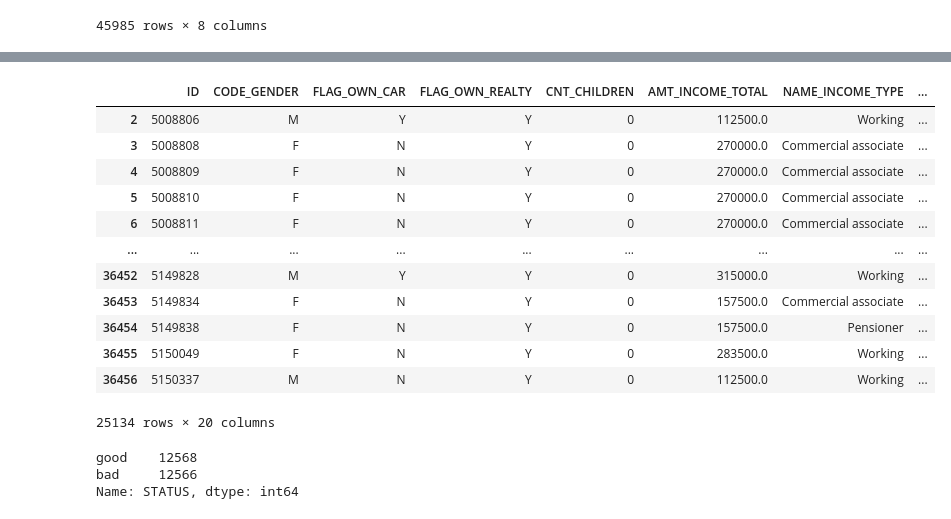
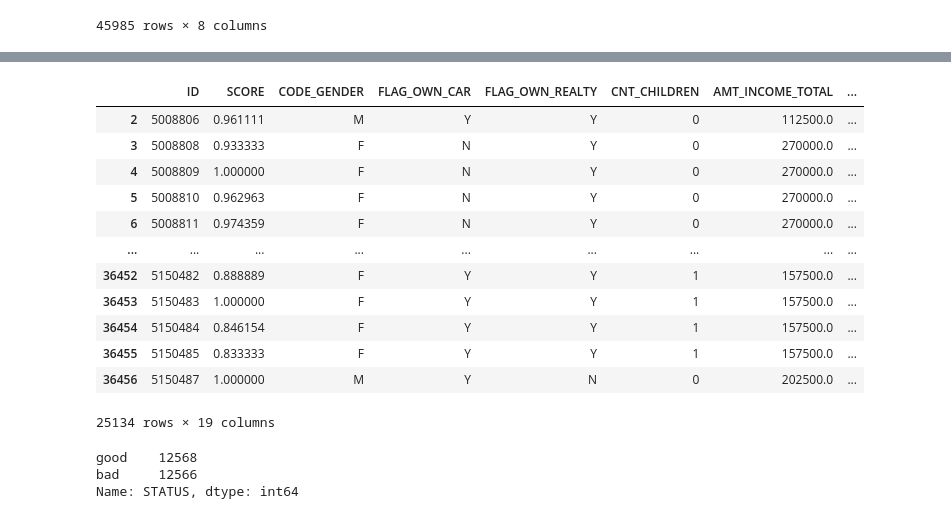
Before and after one commit to Stelvlen/MATH-509, a Jupyter notebook: STAT_509_Final_Project_edition_1.ipynb, the cells around one changed output, grey strips where cells are left out. Cells and saved outputs as stored; diff of their text form; code cells hidden in the pictures.

```diff
--- a/STAT_509_Final_Project_edition_1.ipynb
+++ b/STAT_509_Final_Project_edition_1.ipynb
@@ -94,4 +80,8 @@ SCORE = (5/6 * data_weight["0"] + 4/6 * data_weight["1"]
 SCORE.index = data_weight.index
 SCORE.name = "SCORE"
 SCORE
-data3 = data3.merge(SCORE, on ='ID')
+data2 = data2.merge(SCORE, on ='ID')
+# %%
+data3 = data2[['ID', 'SCORE']]
+# %%
+data3 = data3.drop_duplicates()
@@ -98,20 +104,21 @@ data3 = data3.merge(SCORE, on ='ID')
 # %%
-data_clean = data1.merge(data3, on='ID', how="inner").dropna()
+data_clean = data3.merge(data1, on='ID', how="inner").dropna()
+#data_clean.drop_duplicates()
 data_clean
 # %% [output]
-|  | ID | CODE_GENDER | FLAG_OWN_CAR | FLAG_OWN_REALTY | CNT_CHILDREN | AMT_INCOME_TOTAL | NAME_INCOME_TYPE | ... |
-| 2 | 5008806 | M | Y | Y | 0 | 112500.0 | Working | ... |
-| 3 | 5008808 | F | N | Y | 0 | 270000.0 | Commercial associate | ... |
-| 4 | 5008809 | F | N | Y | 0 | 270000.0 | Commercial associate | ... |
-| 5 | 5008810 | F | N | Y | 0 | 270000.0 | Commercial associate | ... |
-| 6 | 5008811 | F | N | Y | 0 | 270000.0 | Commercial associate | ... |
+|  | ID | SCORE | CODE_GENDER | FLAG_OWN_CAR | FLAG_OWN_REALTY | CNT_CHILDREN | AMT_INCOME_TOTAL | ... |
+| 2 | 5008806 | 0.961111 | M | Y | Y | 0 | 112500.0 | ... |
+| 3 | 5008808 | 0.933333 | F | N | Y | 0 | 270000.0 | ... |
+| 4 | 5008809 | 1.000000 | F | N | Y | 0 | 270000.0 | ... |
+| 5 | 5008810 | 0.962963 | F | N | Y | 0 | 270000.0 | ... |
+| 6 | 5008811 | 0.974359 | F | N | Y | 0 | 270000.0 | ... |
 | ... | ... | ... | ... | ... | ... | ... | ... | ... |
-| 36452 | 5149828 | M | Y | Y | 0 | 315000.0 | Working | ... |
-| 36453 | 5149834 | F | N | Y | 0 | 157500.0 | Commercial associate | ... |
-| 36454 | 5149838 | F | N | Y | 0 | 157500.0 | Pensioner | ... |
-| 36455 | 5150049 | F | N | Y | 0 | 283500.0 | Working | ... |
-| 36456 | 5150337 | M | N | Y | 0 | 112500.0 | Working | ... |
+| 36452 | 5150482 | 0.888889 | F | Y | Y | 1 | 157500.0 | ... |
+| 36453 | 5150483 | 1.000000 | F | Y | Y | 1 | 157500.0 | ... |
+| 36454 | 5150484 | 0.846154 | F | Y | Y | 1 | 157500.0 | ... |
+| 36455 | 5150485 | 0.833333 | F | Y | Y | 1 | 157500.0 | ... |
+| 36456 | 5150487 | 1.000000 | M | Y | N | 0 | 202500.0 | ... |
-25134 rows × 20 columns
+25134 rows × 19 columns
 # %%
 data_clean.loc[data_clean["SCORE"] >= data_clean['SCORE'].quantile(0.5), "STATUS"] = "good"
 data_clean.loc[data_clean["SCORE"] <  data_clean['SCORE'].quantile(0.5), "STATUS"] = "bad"
```
Also changed, not shown: parts of 26 cells of this notebook.
